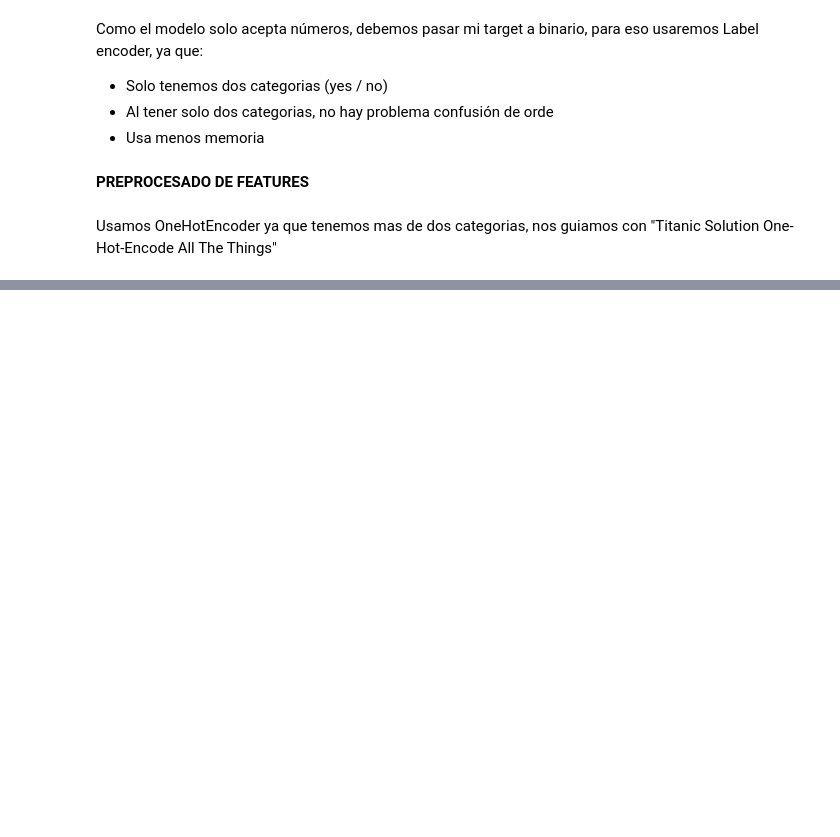
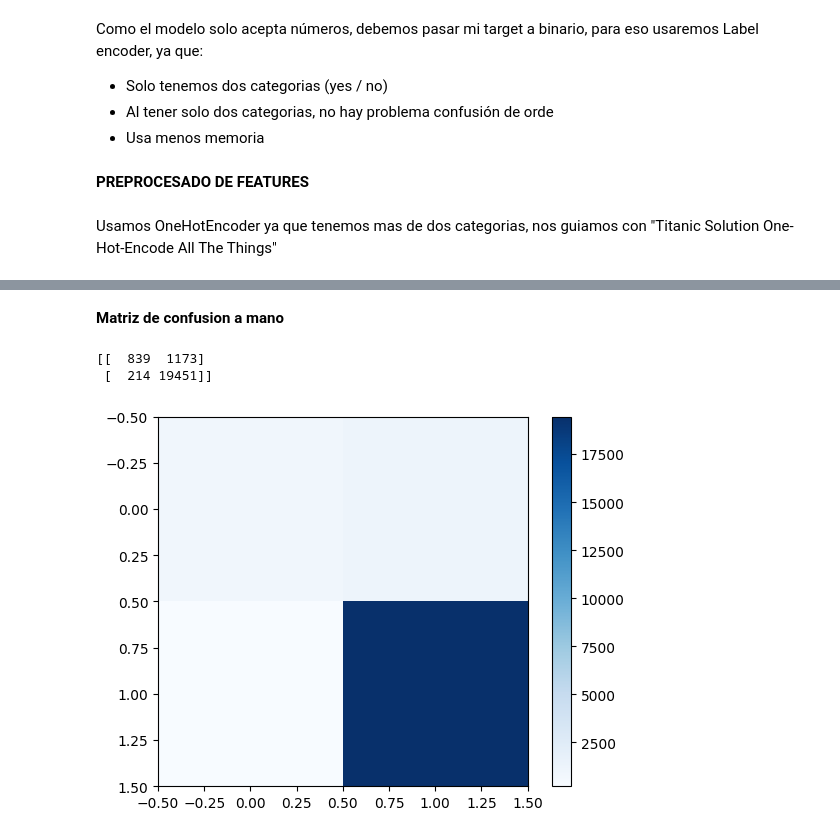
Before and after one commit to DenisseDB/MachineLearning-BankAnalyses, a Jupyter notebook: BankSell.ipynb, the cells around one changed output, grey strips where cells are left out. Saved outputs shown, nothing was run; the diff lists cells and outputs as text; code cells hidden in the pictures; blank space fills up the shorter version.

```diff
--- a/BankSell.ipynb
+++ b/BankSell.ipynb
@@ -65,7 +77,7 @@ Como el modelo solo acepta números, debemos pasar mi target a binario, para eso
 # %%
 enc = LabelEncoder()
 train_labels_target = enc.fit_transform(train_labels_target)
-test_labels_target = enc.fit_transform(test_labels_target)
+test_labels_target = enc.transform(test_labels_target)
 # %% [markdown]
 **PREPROCESADO DE FEATURES**
 # %% [markdown]
@@ -101,0 +253,28 @@ test_data.head()
+# %% [markdown]
+**Matriz de confusion a mano**
+# %%
+TP = 0
+FP = 0
+FN = 0
+TN = 0
+
+for i in range(len(predictions)):
+    if predictions[i] == 1 and test_labels_target[i] == 1:
+      TP += 1
+    elif predictions[i] == 1 and test_labels_target[i] == 0:
+      FP += 1
+    elif predictions[i] == 0 and test_labels_target[i] == 1:
+      FN += 1
+    else:
+      TN += 1
+
+confusion_matrix = np.array([[TP, FP], [FN, TN]])
+print(confusion_matrix)
+
+plt.imshow(confusion_matrix, cmap='Blues')
+plt.colorbar()
+plt.show()
+# %% [output]
+[[  839  1173]
+ [  214 19451]]
+[figure, added]
```
Also changed, not shown: parts of 21 cells of this notebook.
